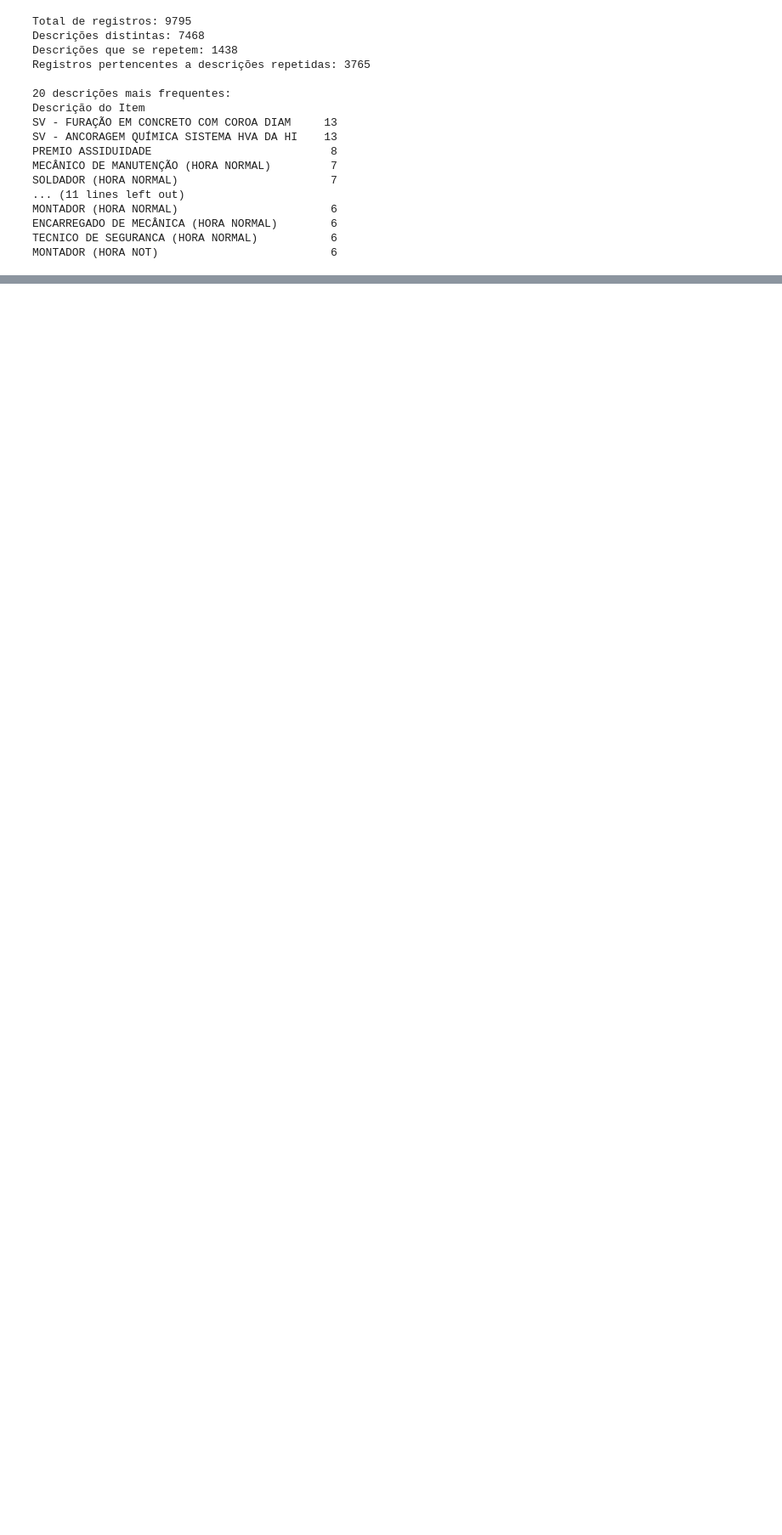
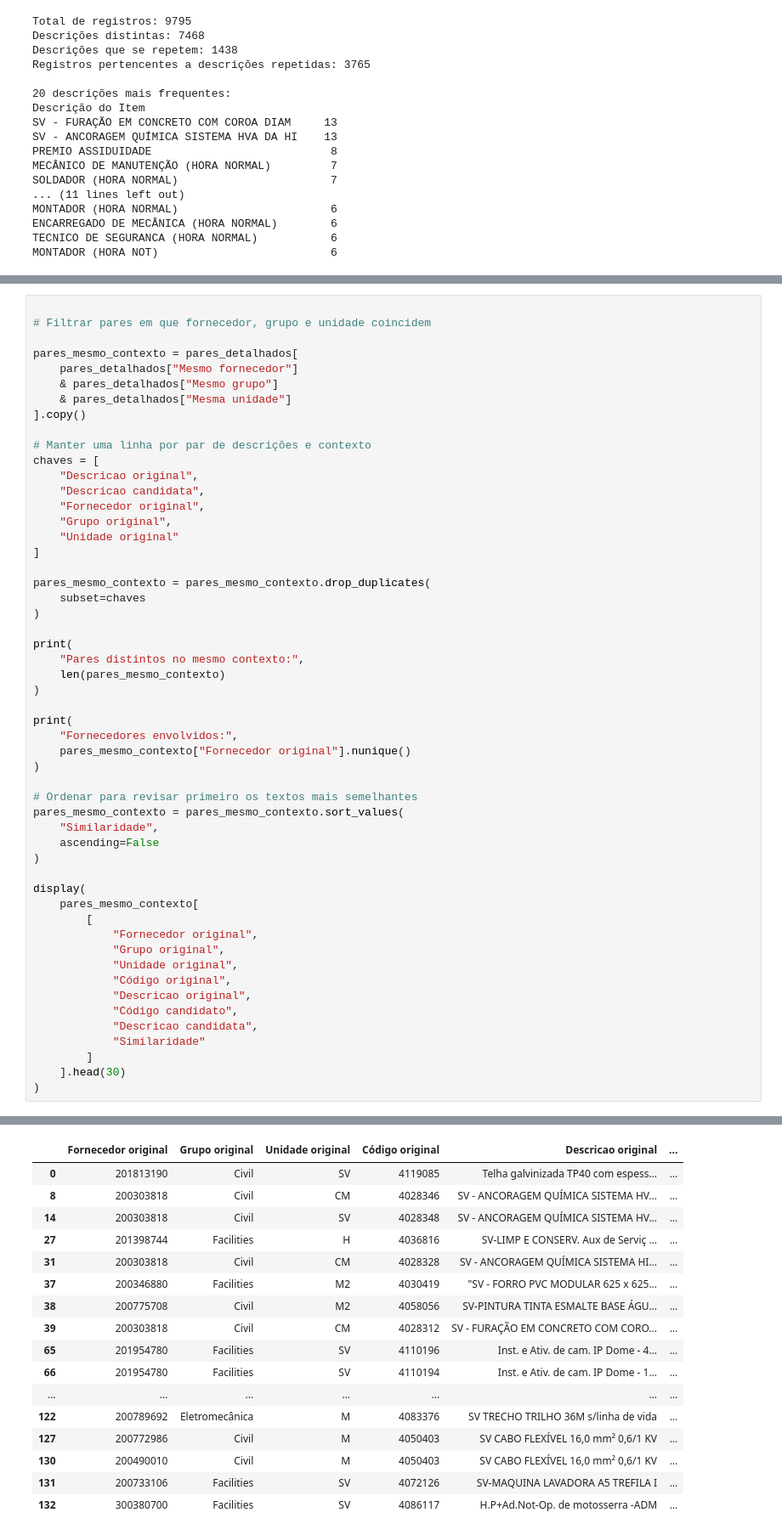
Before and after one commit to Eduard0Lopes/Desafio_GC_Gerdau, a Jupyter notebook: IA/notebooks/01_analise_exploratoria.ipynb, the cells around one changed output, grey strips where cells are left out. Shown at 85% size. Saved outputs shown, nothing was run; the diff lists cells and outputs as text; blank space fills up the shorter version.

```diff
--- a/IA/notebooks/01_analise_exploratoria.ipynb
+++ b/IA/notebooks/01_analise_exploratoria.ipynb
@@ -169,0 +1001,54 @@ MONTADOR (HORA NOT)                          6
+# %%
+
+# Filtrar pares em que fornecedor, grupo e unidade coincidem
+
+pares_mesmo_contexto = pares_detalhados[
+    pares_detalhados["Mesmo fornecedor"]
+    & pares_detalhados["Mesmo grupo"]
+    & pares_detalhados["Mesma unidade"]
+].copy()
+
+# Manter uma linha por par de descrições e contexto
+chaves = [
+    "Descricao original",
+    "Descricao candidata",
+    "Fornecedor original",
+    "Grupo original",
+    "Unidade original"
+]
+
+pares_mesmo_contexto = pares_mesmo_contexto.drop_duplicates(
+    subset=chaves
+)
+
+print(
+    "Pares distintos no mesmo contexto:",
+    len(pares_mesmo_contexto)
+)
+
+print(
+    "Fornecedores envolvidos:",
+    pares_mesmo_contexto["Fornecedor original"].nunique()
+)
+
+# Ordenar para revisar primeiro os textos mais semelhantes
+pares_mesmo_contexto = pares_mesmo_contexto.sort_values(
+    "Similaridade",
+    ascending=False
+)
+
+display(
+    pares_mesmo_contexto[
+        [
+            "Fornecedor original",
+            "Grupo original",
+            "Unidade original",
+            "Código original",
+            "Descricao original",
+            "Código candidato",
+            "Descricao candidata",
+            "Similaridade"
+        ]
+    ].head(30)
+)
+# %% [output]
@@ -169,0 +1057,17 @@ MONTADOR (HORA NOT)                          6
+|  | Fornecedor original | Grupo original | Unidade original | Código original | Descricao original | ... |
+| 0 | 201813190 | Civil | SV | 4119085 | Telha galvinizada TP40 com espess... | ... |
+| 8 | 200303818 | Civil | CM | 4028346 | SV - ANCORAGEM QUÍMICA SISTEMA HV... | ... |
+| 14 | 200303818 | Civil | SV | 4028348 | SV - ANCORAGEM QUÍMICA SISTEMA HV... | ... |
+| 27 | 201398744 | Facilities | H | 4036816 | SV-LIMP E CONSERV. Aux de Serviç ... | ... |
+| 31 | 200303818 | Civil | CM | 4028328 | SV - ANCORAGEM QUÍMICA SISTEMA HI... | ... |
+| 37 | 200346880 | Facilities | M2 | 4030419 | "SV - FORRO PVC MODULAR 625 x 625... | ... |
+| 38 | 200775708 | Civil | M2 | 4058056 | SV-PINTURA TINTA ESMALTE BASE ÁGU... | ... |
+| 39 | 200303818 | Civil | CM | 4028312 | SV - FURAÇÃO EM CONCRETO COM CORO... | ... |
+| 65 | 201954780 | Facilities | SV | 4110196 | Inst. e Ativ. de cam. IP Dome - 4... | ... |
+| 66 | 201954780 | Facilities | SV | 4110194 | Inst. e Ativ. de cam. IP Dome - 1... | ... |
+| ... | ... | ... | ... | ... | ... | ... |
+| 122 | 200789692 | Eletromecânica | M | 4083376 | SV TRECHO TRILHO 36M s/linha de vida | ... |
+| 127 | 200772986 | Civil | M | 4050403 | SV CABO FLEXÍVEL 16,0 mm² 0,6/1 KV | ... |
+| 130 | 200490010 | Civil | M | 4050403 | SV CABO FLEXÍVEL 16,0 mm² 0,6/1 KV | ... |
+| 131 | 200733106 | Facilities | SV | 4072126 | SV-MAQUINA LAVADORA A5 TREFILA I | ... |
+| 132 | 300380700 | Facilities | SV | 4086117 | H.P+Ad.Not-Op. de motosserra -ADM | ... |
```
Also changed, not shown: parts of 55 cells of this notebook, 7 other files.
